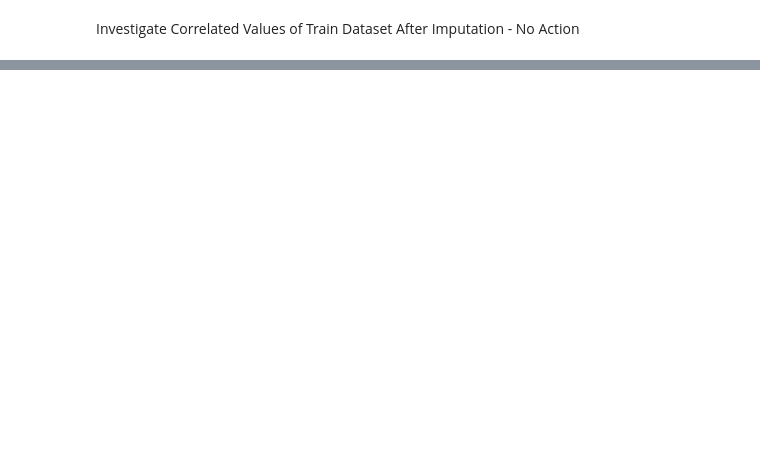
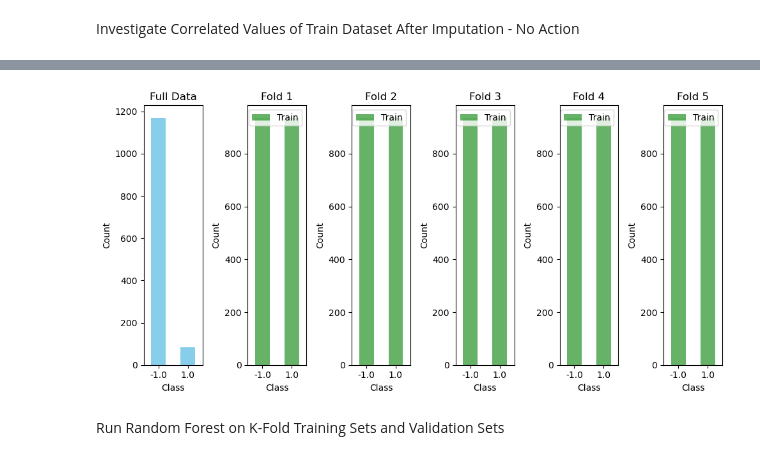
Before and after one commit to hugo-am/SECOM_HTWG2, a Jupyter notebook: SECOM Base.ipynb, the cells around one changed output, grey strips where cells are left out. Cells and saved outputs as stored; diff of their text form; code cells hidden in the pictures; blank space fills up the shorter version.

```diff
--- a/SECOM Base.ipynb
+++ b/SECOM Base.ipynb
@@ -1064,0 +1160,13 @@ Confusion Matrix:
+# %%
+## VIEW NEW CLASS DISTRIBUTION IN THE KNN IMPUTED DATASET AND EACH FOLD AFTER SMOTE BALANCING. VALIDATION DATA IS NOT BALANCED, ONLY TRAINING DATA IS BALANCED
+
+# # Print summary of class distribution for knn_imputed_w_outliers
+print("Class distribution in knn_imputed_w_outliers:")
+print(knn_imputed_w_outliers['status'].value_counts())
+print("\nClass distribution in each SMOTE-balanced fold (train and validation):")
+for fold, fold_data in enumerate(smote_balanced_folds, 1):
+    print(f"\nFold {fold}:")
+    print("  Train (SMOTE-balanced):")
+    print(fold_data['y_train_smote'].value_counts())
+    print("  Validation (original):")
+    print(fold_data['y_val'].value_counts())
@@ -1064,0 +1191,32 @@ Confusion Matrix:
+# %%
+##VISUALIZE NEW CLASS DISTRIBUTION IN THE KNN IMPUTED DATASET AND EACH FOLD AFTER SMOTE BALANCING.
+
+# Generate histogram and print summary of class distribution of knn_imputed_w_outliers and smote_balanced_folds
+
+import matplotlib.pyplot as plt
+
+# Histogram for overall class distribution
+plt.figure(figsize=(10, 5))
+plt.subplot(1, len(smote_balanced_folds) + 1, 1)
+knn_imputed_w_outliers['status'].value_counts().sort_index().plot(kind='bar', color='skyblue')
+plt.title('Full Data')
+plt.xlabel('Class')
+plt.ylabel('Count')
+plt.xticks(rotation=0)
+
+# Histograms for each fold's train sets
+for i, fold in enumerate(smote_balanced_folds, 2):
+    plt.subplot(1, len(smote_balanced_folds) + 1, i)
+    fold['y_train_smote'].value_counts().sort_index().plot(kind='bar', color='green', alpha=0.6, label='Train')
+    plt.title(f'Fold {i-1}')
+    plt.xlabel('Class')
+    plt.ylabel('Count')
+    plt.xticks(rotation=0)
+    plt.legend()
+
+plt.tight_layout()
+plt.show()
+# %% [output]
+[figure, added]
+# %% [markdown]
+Run Random Forest on K-Fold Training Sets and Validation Sets
```
Also changed, not shown: parts of 45 cells of this notebook.
